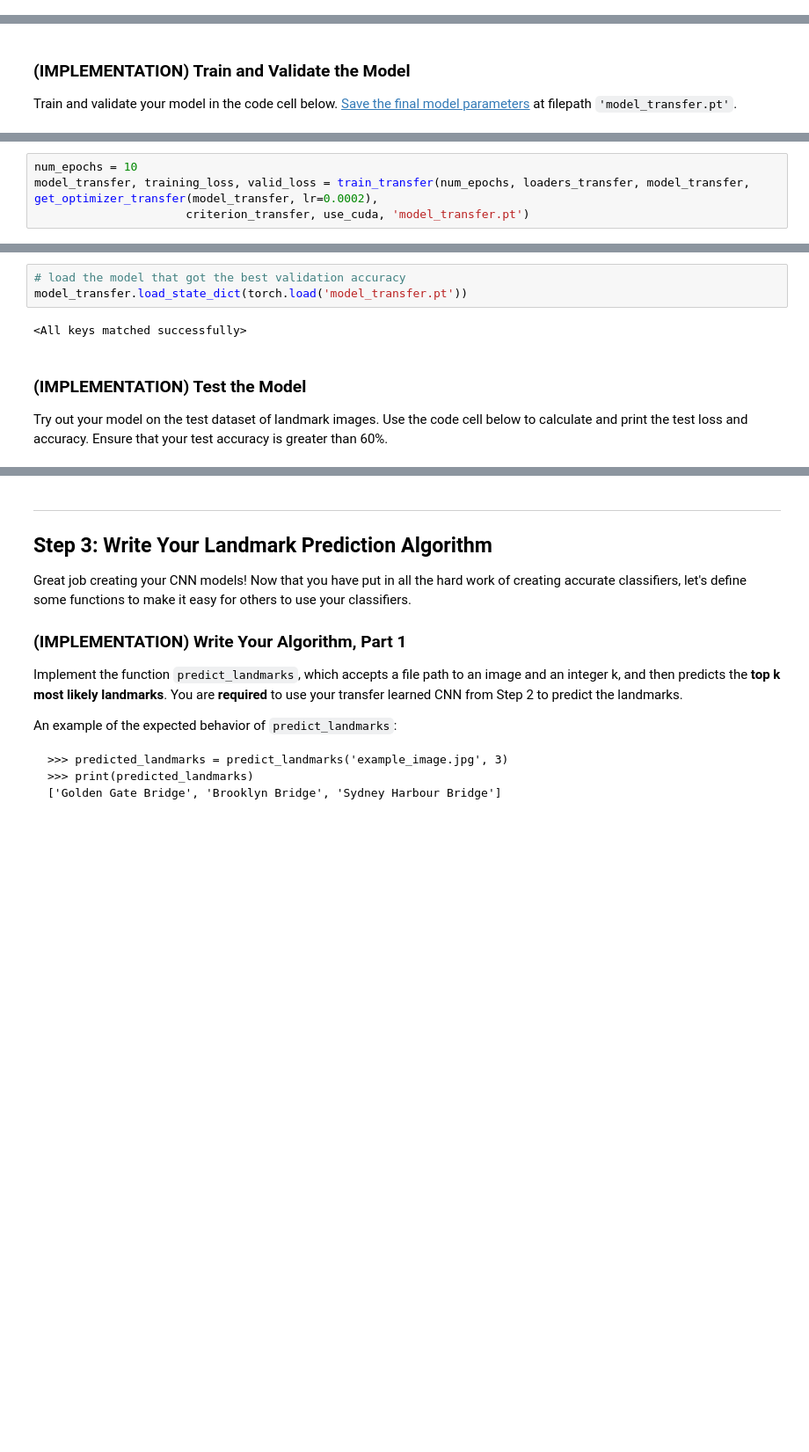
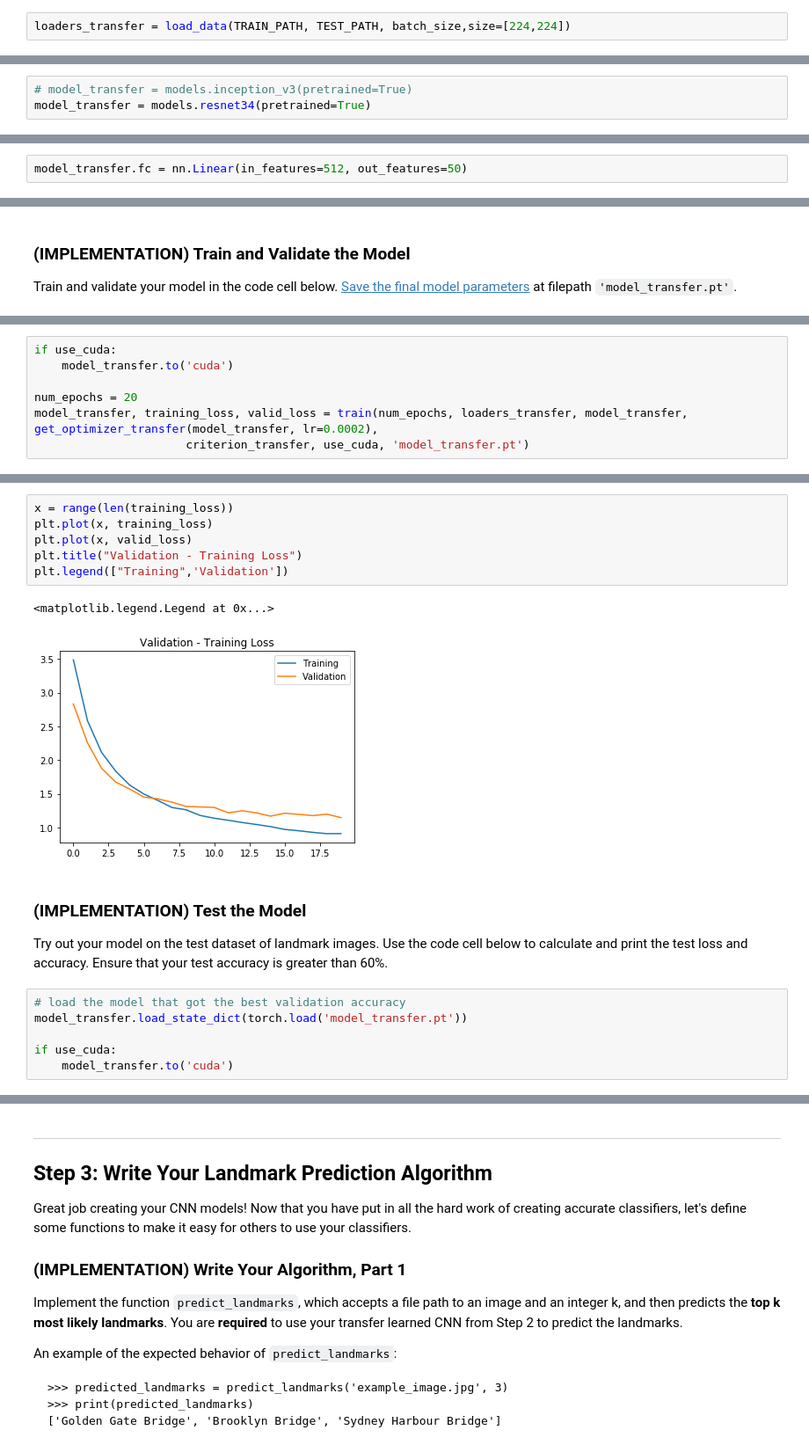
Before and after one commit to ZaidGhazal/Landmark-Classification-Using-Convolutional-Neural-Networks, a Jupyter notebook: landmark.ipynb, the cells around one changed output, grey strips where cells are left out. Shown at 88% size. Drawn from its saved outputs; the diff is of its cells as text; blank space fills up the shorter version.

```diff
--- a/landmark.ipynb
+++ b/landmark.ipynb
@@ -517,3 +518,5 @@ classes_dict = dict(enumerate(classes))
+# %%
+loaders_transfer = load_data(TRAIN_PATH, TEST_PATH, batch_size,size=[224,224])
 # %% [markdown]
 ### (IMPLEMENTATION) Specify Loss Function and Optimizer
 
@@ -550,0 +535,3 @@ if use_cuda:
+# %%
+# model_transfer = models.inception_v3(pretrained=True)
+model_transfer = models.resnet34(pretrained=True)
@@ -550,0 +541,2 @@ if use_cuda:
+# %%
+model_transfer.fc = nn.Linear(in_features=512, out_features=50)
@@ -637,6 +564,9 @@ def train_transfer(n_epochs, loaders, model, optimizer, criterion, use_cuda, sav
 # %%
-num_epochs = 10
-model_transfer, training_loss, valid_loss = train_transfer(num_epochs, loaders_transfer, model_transfer, get_optimizer_transfer(model_transfer, lr=0.0002),
+if use_cuda:
+    model_transfer.to('cuda')
+
+num_epochs = 20
+model_transfer, training_loss, valid_loss = train(num_epochs, loaders_transfer, model_transfer, get_optimizer_transfer(model_transfer, lr=0.0002),
                       criterion_transfer, use_cuda, 'model_transfer.pt')
 # %% [output]
 -------------------------------------------epoch 1-------------------------------------------
@@ -659,12 +589,22 @@ Epoch: 10       Training Loss: 0.762646         Validation Loss: 1.213233
-# %%
-# load the model that got the best validation accuracy
-model_transfer.load_state_dict(torch.load('model_transfer.pt'))
-# %% [output]
-<All keys matched successfully>
+# %%
+x = range(len(training_loss))
+plt.plot(x, training_loss)
+plt.plot(x, valid_loss)
+plt.title("Validation - Training Loss")
+plt.legend(["Training",'Validation'])
+# %% [output]
+<matplotlib.legend.Legend at 0x...>
+[figure, added]
 # %% [markdown]
 ### (IMPLEMENTATION) Test the Model
 
 Try out your model on the test dataset of landmark images. Use the code cell below to calculate and print the test loss and accuracy.  Ensure that your test accuracy is greater than 60%.
+# %%
+# load the model that got the best validation accuracy
+model_transfer.load_state_dict(torch.load('model_transfer.pt'))
+
+if use_cuda:
+    model_transfer.to('cuda')
 # %%
 test(loaders_transfer, model_transfer, criterion_transfer, use_cuda)
 # %% [output]
```
Also changed, not shown: parts of 29 cells of this notebook, 1 other file.
